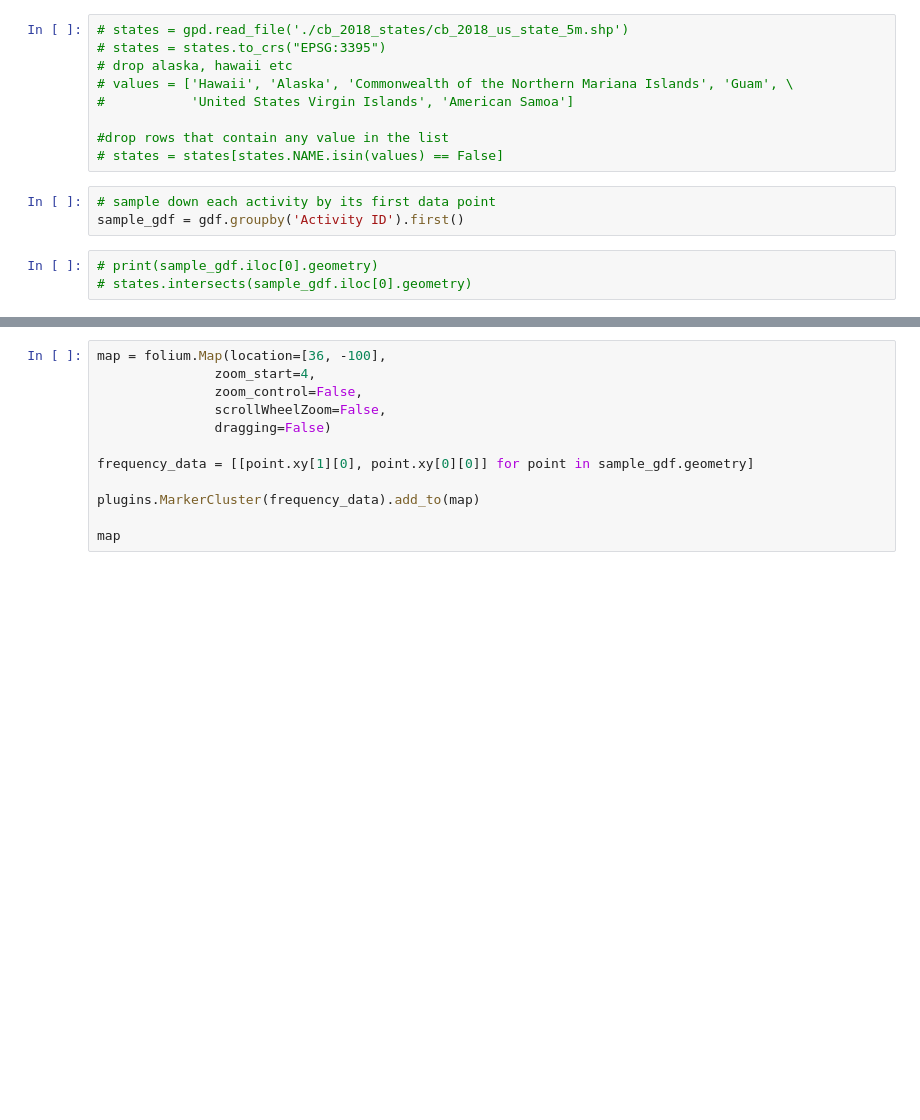
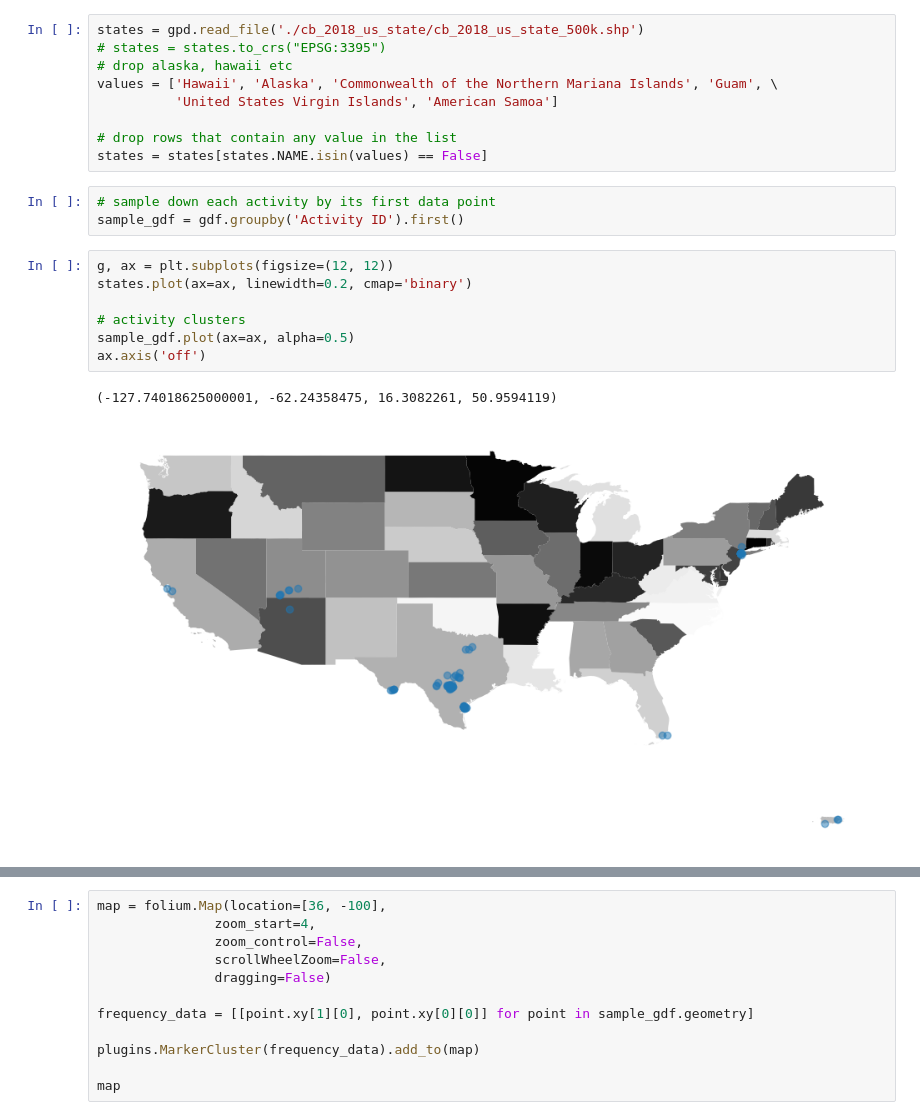
Before and after one commit to dazhaoniel/strava-recap-2022, a Jupyter notebook: strava2022.ipynb, the cells around one changed output, grey strips where cells are left out. Cells and saved outputs as stored; diff of their text form; blank space fills up the shorter version.

```diff
--- a/strava2022.ipynb
+++ b/strava2022.ipynb
@@ -250,18 +250,25 @@ len(gdf)
 # %% [output]
 21156552
 # %%
-# states = gpd.read_file('./cb_2018_states/cb_2018_us_state_5m.shp')
+states = gpd.read_file('./cb_2018_us_state/cb_2018_us_state_500k.shp')
 # states = states.to_crs("EPSG:3395")
 # drop alaska, hawaii etc
-# values = ['Hawaii', 'Alaska', 'Commonwealth of the Northern Mariana Islands', 'Guam', \
-#           'United States Virgin Islands', 'American Samoa']
+values = ['Hawaii', 'Alaska', 'Commonwealth of the Northern Mariana Islands', 'Guam', \
+          'United States Virgin Islands', 'American Samoa']
 
-#drop rows that contain any value in the list
-# states = states[states.NAME.isin(values) == False]
+# drop rows that contain any value in the list
+states = states[states.NAME.isin(values) == False]
 # %%
 # sample down each activity by its first data point
 sample_gdf = gdf.groupby('Activity ID').first()
-# %%
-# print(sample_gdf.iloc[0].geometry)
-# states.intersects(sample_gdf.iloc[0].geometry)
+# %%
+g, ax = plt.subplots(figsize=(12, 12))
+states.plot(ax=ax, linewidth=0.2, cmap='binary')
+
+# activity clusters
+sample_gdf.plot(ax=ax, alpha=0.5)
+ax.axis('off')
+# %% [output]
+(-127.74018625000001, -62.24358475, 16.3082261, 50.9594119)
+[figure, added]
 # %%
```
Also changed, not shown: parts of 3 cells of this notebook.
